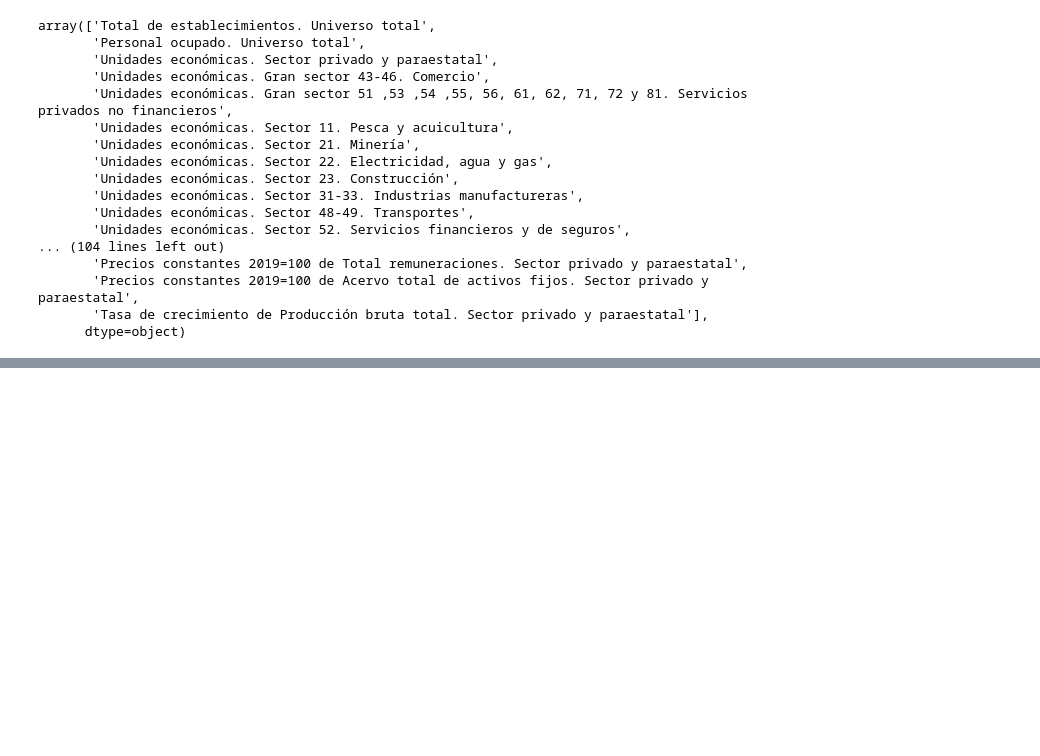
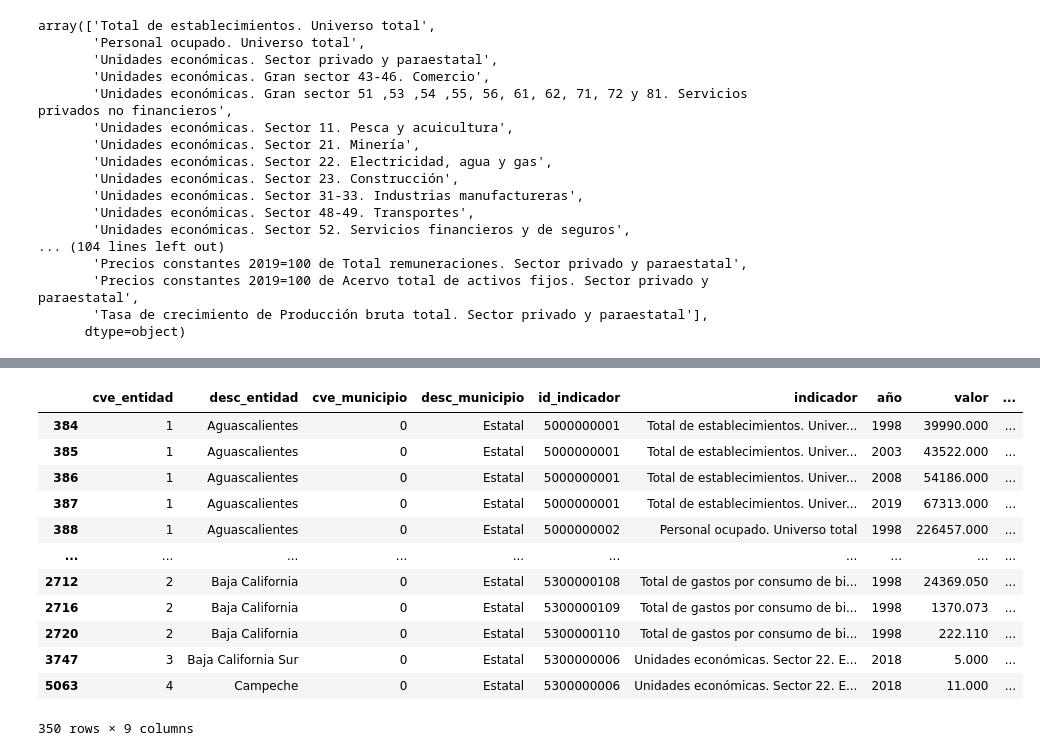
Before and after one commit to damontufar/project1, a Jupyter notebook: data_cleanup/inegi_data.ipynb, the cells around one changed output, grey strips where cells are left out. Cells and saved outputs as stored; diff of their text form; code cells hidden in the pictures; blank space fills up the shorter version.

```diff
--- a/data_cleanup/inegi_data.ipynb
+++ b/data_cleanup/inegi_data.ipynb
@@ -43,0 +113,17 @@ array(['Total de establecimientos. Universo total',
+# %%
+indicador_df = df2.groupby(["id_indicador"])
+indicador_df.head()
+# %% [output]
+|  | cve_entidad | desc_entidad | cve_municipio | desc_municipio | id_indicador | indicador | año | valor | ... |
+| 384 | 1 | Aguascalientes | 0 | Estatal | 5000000001 | Total de establecimientos. Univer... | 1998 | 39990.000 | ... |
+| 385 | 1 | Aguascalientes | 0 | Estatal | 5000000001 | Total de establecimientos. Univer... | 2003 | 43522.000 | ... |
+| 386 | 1 | Aguascalientes | 0 | Estatal | 5000000001 | Total de establecimientos. Univer... | 2008 | 54186.000 | ... |
+| 387 | 1 | Aguascalientes | 0 | Estatal | 5000000001 | Total de establecimientos. Univer... | 2019 | 67313.000 | ... |
+| 388 | 1 | Aguascalientes | 0 | Estatal | 5000000002 | Personal ocupado. Universo total | 1998 | 226457.000 | ... |
+| ... | ... | ... | ... | ... | ... | ... | ... | ... | ... |
+| 2712 | 2 | Baja California | 0 | Estatal | 5300000108 | Total de gastos por consumo de bi... | 1998 | 24369.050 | ... |
+| 2716 | 2 | Baja California | 0 | Estatal | 5300000109 | Total de gastos por consumo de bi... | 1998 | 1370.073 | ... |
+| 2720 | 2 | Baja California | 0 | Estatal | 5300000110 | Total de gastos por consumo de bi... | 1998 | 222.110 | ... |
+| 3747 | 3 | Baja California Sur | 0 | Estatal | 5300000006 | Unidades económicas. Sector 22. E... | 2018 | 5.000 | ... |
+| 5063 | 4 | Campeche | 0 | Estatal | 5300000006 | Unidades económicas. Sector 22. E... | 2018 | 11.000 | ... |
+350 rows × 9 columns
```
Also changed, not shown: parts of 15 cells of this notebook.
